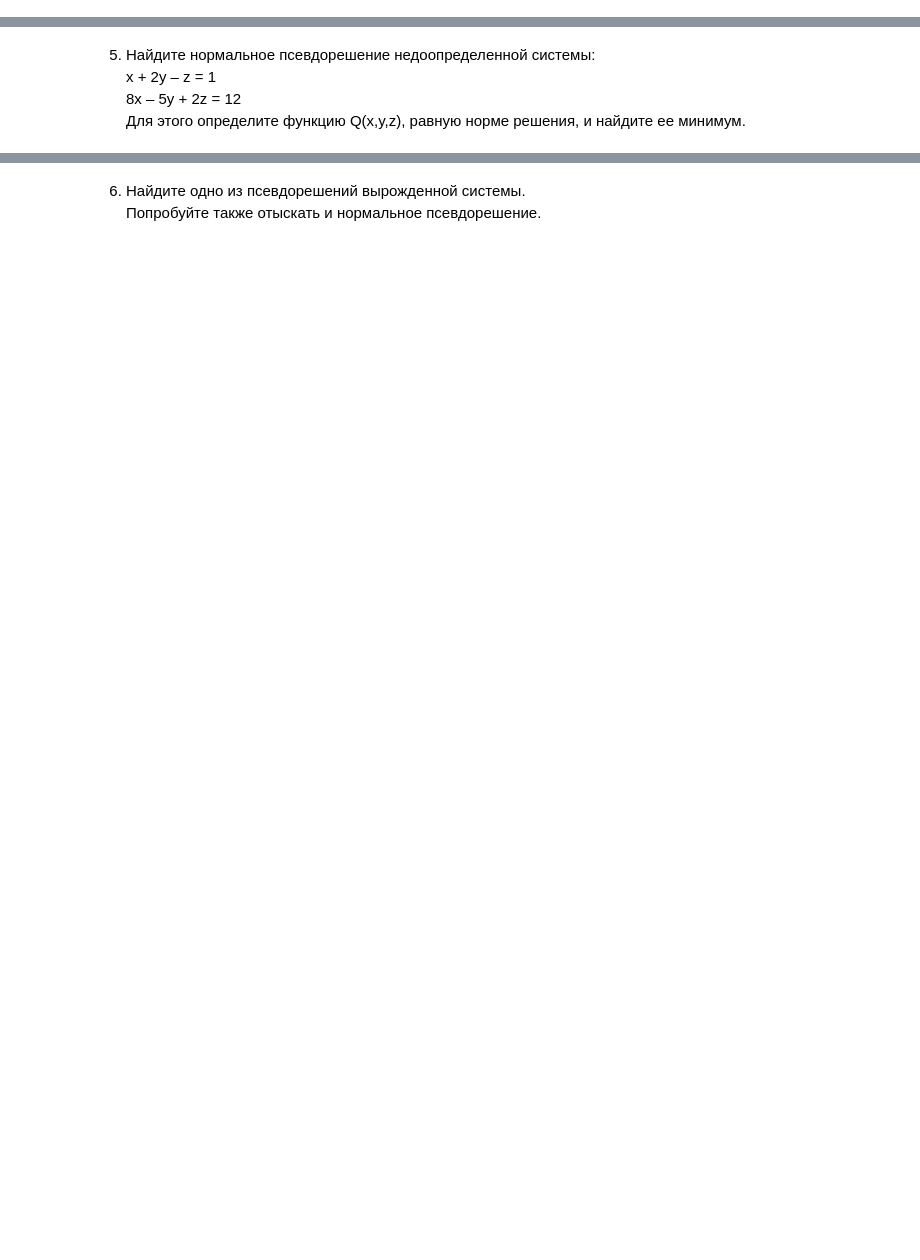
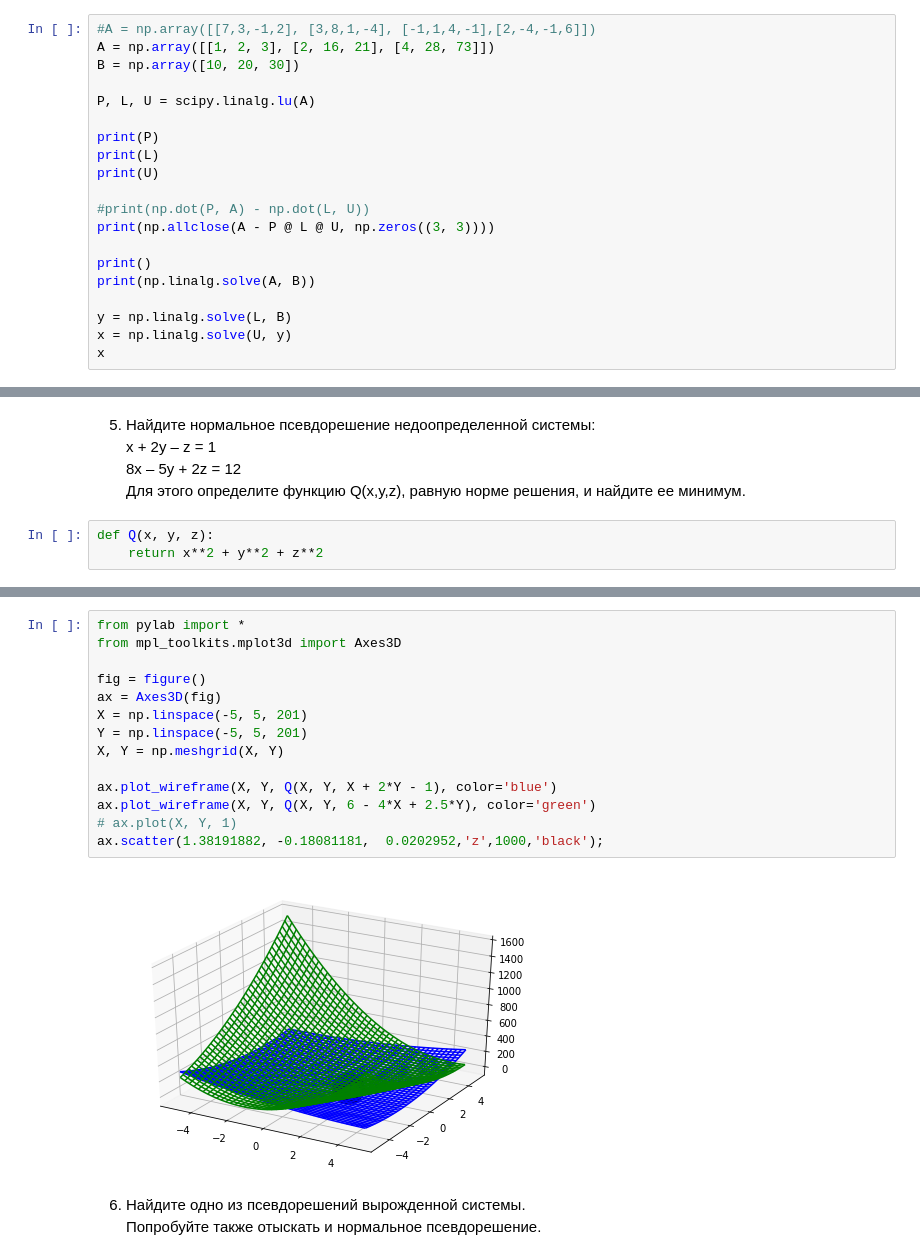
Before and after one commit to zirfuz/math, a Jupyter notebook: lesson_3.ipynb, the cells around one changed output, grey strips where cells are left out. Cells and saved outputs as stored; diff of their text form; blank space fills up the shorter version.

```diff
--- a/lesson_3.ipynb
+++ b/lesson_3.ipynb
@@ -45,0 +48,20 @@ array([-14.33333333,  22.66666667,  -8.        ])
+# %%
+#A = np.array([[7,3,-1,2], [3,8,1,-4], [-1,1,4,-1],[2,-4,-1,6]])
+A = np.array([[1, 2, 3], [2, 16, 21], [4, 28, 73]])
+B = np.array([10, 20, 30])
+
+P, L, U = scipy.linalg.lu(A)
+
+print(P)
+print(L)
+print(U)
+
+#print(np.dot(P, A) - np.dot(L, U))
+print(np.allclose(A - P @ L @ U, np.zeros((3, 3))))
+
+print()
+print(np.linalg.solve(A, B))
+
+y = np.linalg.solve(L, B)
+x = np.linalg.solve(U, y)
+x
@@ -48,3 +84,6 @@ array([-14.33333333,  22.66666667,  -8.        ])
 x + 2y – z = 1
 8x – 5y + 2z = 12
 Для этого определите функцию Q(x,y,z), равную норме решения, и найдите ее минимум.
+# %%
+def Q(x, y, z):
+    return x**2 + y**2 + z**2
@@ -51,3 +100,19 @@ x + 2y – z = 1
+# %%
+from pylab import *
+from mpl_toolkits.mplot3d import Axes3D
+
+fig = figure()
+ax = Axes3D(fig)
+X = np.linspace(-5, 5, 201)
+Y = np.linspace(-5, 5, 201)
+X, Y = np.meshgrid(X, Y)
+
+ax.plot_wireframe(X, Y, Q(X, Y, X + 2*Y - 1), color='blue')
+ax.plot_wireframe(X, Y, Q(X, Y, 6 - 4*X + 2.5*Y), color='green')
+# ax.plot(X, Y, 1)
+ax.scatter(1.38191882, -0.18081181,  0.0202952,'z',1000,'black');
+# %% [output]
+[figure, added]
 # %% [markdown]
 6. Найдите одно из псевдорешений вырожденной системы.
 Попробуйте также отыскать и нормальное псевдорешение.
```
Also changed, not shown: parts of 5 cells of this notebook.
